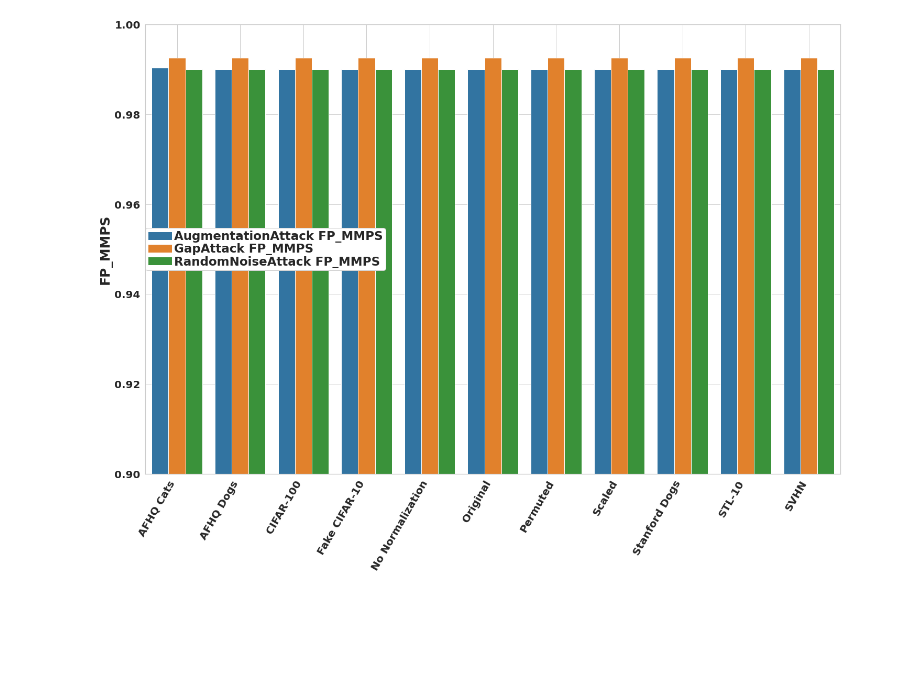
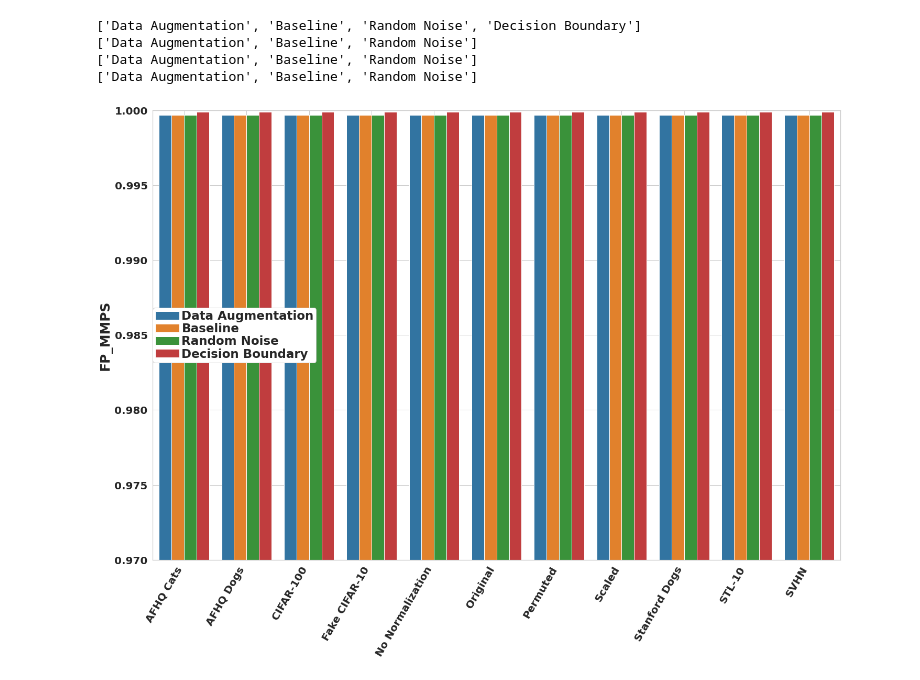
Before and after one commit to bettyballin/LabelOnlyMemInfAttacks, a Jupyter notebook: experiments/notebooks/visualize.ipynb, the cells around one changed output. Saved outputs shown, nothing was run; the diff lists cells and outputs as text; code cells hidden in the pictures; blank space fills up the shorter version.

```diff
--- a/experiments/notebooks/visualize.ipynb
+++ b/experiments/notebooks/visualize.ipynb
@@ -11,15 +11,28 @@ import seaborn as sns
 sns.set_theme(style="whitegrid")
 # %%
 def get_cleaned_dataframe(csv_file_path):
+
     # read the csv file
     df = pd.read_csv(csv_file_path)
+    boundary = False
+    try:
+        file_b = csv_file_path.replace("_attack", "_boundary_attack")
+        df_b = pd.read_csv(file_b)
+        boundary = True
+    except Exception as e:
+        pass
+
     # get only the relevant columns
     df = df[['Unnamed: 0', 'AugmentationAttack FP_MMPS', 'GapAttack FP_MMPS', 'RandomNoiseAttack FP_MMPS']]
-    # rename the columns
-    df.rename(columns={'Unnamed: 0': 'Dataset',' Augmentation Attack FP_MMPS': 'Data Augmentation', 'Gap Attack FP_MMPS': 'Baseline', 'RandomNoise Attack FP_MMPS': 'Random Noise'}, inplace=True)
+
+    if boundary:
+        df_b = df_b[['Unnamed: 0', 'DecisionBoundaryAttack FP_MMPS']]
+        df_b.rename(columns={'DecisionBoundaryAttack FP_MMPS': 'Decision Boundary'}, inplace=True)
+        df = pd.concat([df,df_b],ignore_index=True)
+
+    df.rename(columns={'Unnamed: 0': 'Dataset','AugmentationAttack FP_MMPS': 'Data Augmentation', 'GapAttack FP_MMPS': 'Baseline', 'RandomNoiseAttack FP_MMPS': 'Random Noise'}, inplace=True)
     df.index = df['Dataset'].values.tolist()
     return df
-
 
 def plot_dataframe(df1, figsize=(20, 15)):
     fig, ax = plt.subplots(figsize=figsize)
@@ -45,11 +58,14 @@ def plot_dataframe(df1, figsize=(20, 15)):
     for tick_label in ax.get_yticklabels():
         tick_label.set_fontweight('bold')
 
-    ax.set_ylim([0.9, 1])
+    ax.set_ylim([0.7, 1])
+    if np.min(df1["FP_MMPS"]) > 0.97:
+        ax.set_ylim([0.97,1])
+
     #ax.yaxis.set_ticks(np.arange(0, 1.1, 0.2))
     ax.grid(True)
     handles, labels = ax.get_legend_handles_labels()
-    ax.legend(handles=handles[-3:], labels=labels[-3:], loc="center left", prop={'weight':'bold', 'size':23}, frameon=True, labelspacing=0.05, borderpad=0.2, borderaxespad=0.0, framealpha=1, handletextpad=0.2)
+    ax.legend(handles=handles, labels=labels, loc="center left", prop={'weight':'bold', 'size':23}, frameon=True, labelspacing=0.05, borderpad=0.2, borderaxespad=0.0, framealpha=1, handletextpad=0.2)
 
     # remove the unnecessary x label
     plt.xlabel("")
@@ -58,13 +74,17 @@ def plot_dataframe(df1, figsize=(20, 15)):
 
     return ax
 # %%
-models = ["resnet18","salem_cnn_relu", "efficient_net" ]
+models = ["resnet18","salem_cnn_relu", "efficient_net", "efficient_net_LS"]
 for model in models:
     df = get_cleaned_dataframe('../results/'+model+'_attack_results.csv')
     df = pd.melt(df, id_vars=['Dataset'], var_name='Attack', value_name='FP_MMPS')
     ax = plot_dataframe(df)
     fig = ax.get_figure()
     plt.tight_layout()
     fig.savefig(model+'_attack_results_scores.pdf')
 # %% [output]
+['Data Augmentation', 'Baseline', 'Random Noise', 'Decision Boundary']
+['Data Augmentation', 'Baseline', 'Random Noise']
+['Data Augmentation', 'Baseline', 'Random Noise']
+['Data Augmentation', 'Baseline', 'Random Noise']
-[figure, old version]
+[figure, new version]
```
Also changed, not shown: parts of 1 cell of this notebook, 4 other files.
